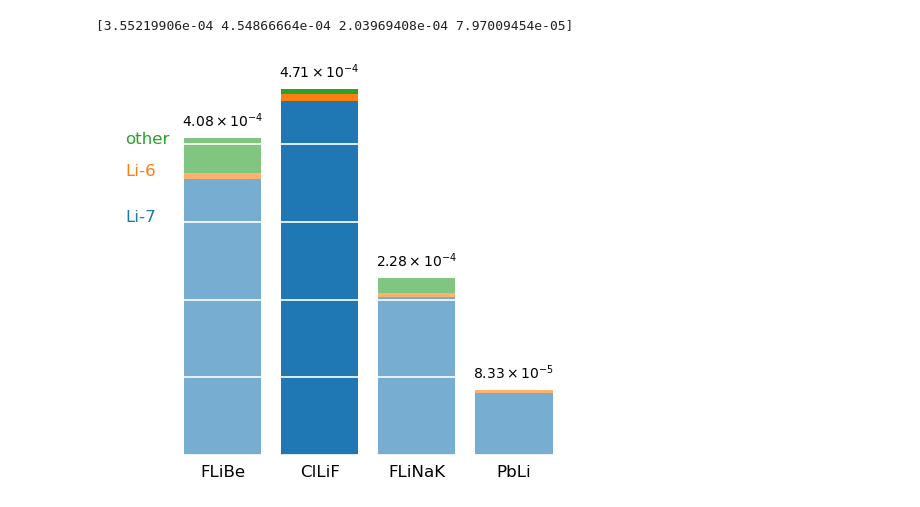
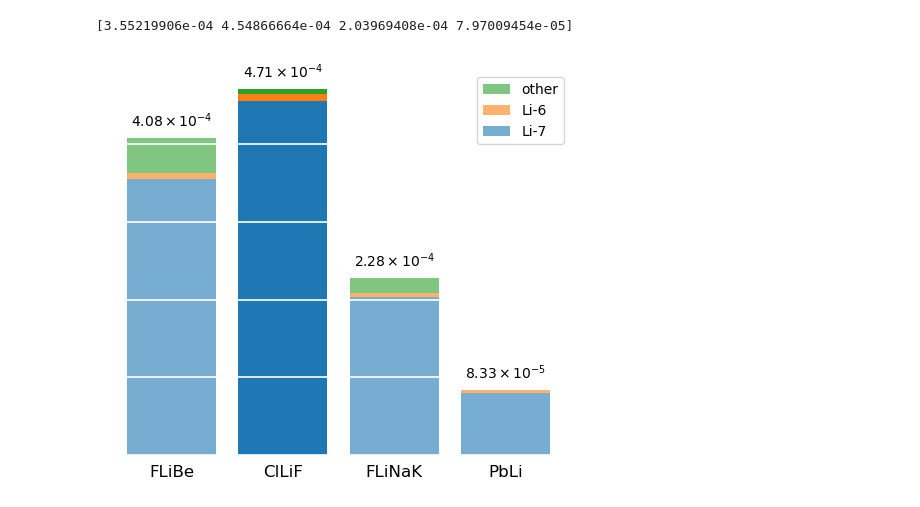
Before and after one commit to LIBRA-project/insights-from-BABY-experiment-paper, a Jupyter notebook: openmc_model/postprocessing.ipynb, the cells around one changed output. Drawn from its saved outputs; the diff is of its cells as text; code cells hidden in the pictures.

```diff
--- a/openmc_model/postprocessing.ipynb
+++ b/openmc_model/postprocessing.ipynb
@@ -48,42 +48,32 @@ others = ax.bar(
     x,
     tbr_tot_mean - tbr_li6_mean - tbr_li7_mean,
     label="other",
     bottom=tbr_li7_mean + tbr_li6_mean,
 )
 
 ax.bar_label(others, padding=6, fontsize=10, fmt=lambda x: sci_notation(x, 2), backgroundcolor="white")
 
 for i in [0, 2, 3]:
     li6.patches[i].set_alpha(0.6)
     li7.patches[i].set_alpha(0.6)
     others.patches[i].set_alpha(0.6)
 
 ax.set_xticks(x)
 ax.set_xticklabels(breeders, fontsize=12)
 ax.spines[["right", "top", "left", "bottom"]].set_visible(False)
 ax.yaxis.grid(color="white", alpha=1, lw=1.2)
 ax.set_axisbelow(False)
 
 ax.yaxis.set_major_formatter(ScalarFormatter(useMathText=True, useOffset=False))
 ax.ticklabel_format(axis="y", style="sci", scilimits=(0, 0))
 
 ax.tick_params(left=False, bottom=False)
 ax.set_yticklabels([])
-
-plt.annotate(
-    "other", (-1, 4e-4), color=others.patches[1].get_facecolor(), fontsize=12
-)
-plt.annotate(
-    "Li-6", (-1, 3.6e-4), color=li6.patches[1].get_facecolor(), fontsize=12
-)
-plt.annotate(
-    "Li-7", (-1, 3e-4), color=li7.patches[1].get_facecolor(), fontsize=12
-)
-plt.xlim(left=-1.2)
+ax.legend(reverse=True)
 
 for ext in ["pdf", "png", "svg"]:
     plt.savefig(f"tbr_chart.{ext}", bbox_inches="tight")
 plt.show()
 # %% [output]
 [3.55219906e-04 4.54866664e-04 2.03969408e-04 7.97009454e-05]
-[figure, old version]
+[figure, new version]
```
Also changed, not shown: 1 other file.
